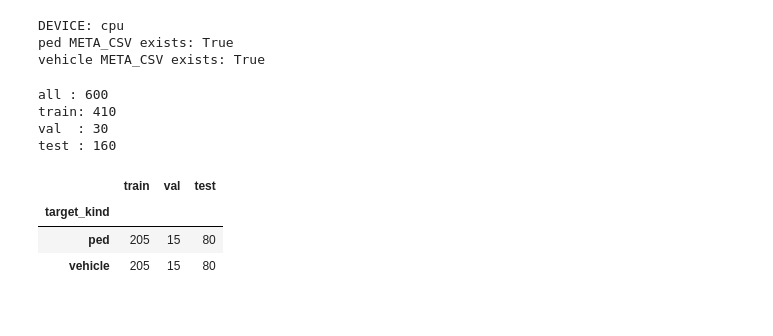
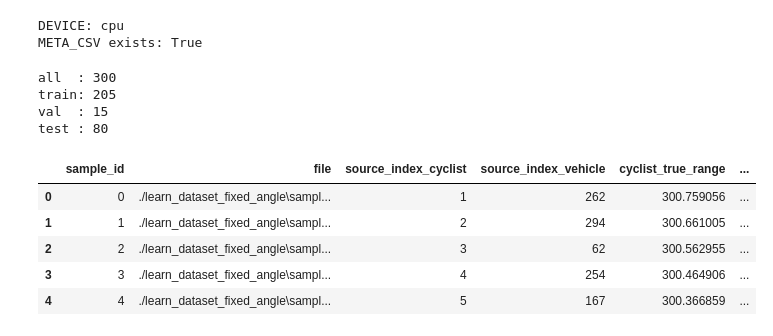
Before and after one commit to kousukeyamakubo/study, a Jupyter notebook: 400MHz変更用/check.ipynb, the cells around one changed output. Saved outputs shown, nothing was run; the diff lists cells and outputs as text; code cells hidden in the pictures.

```diff
--- a/400MHz変更用/check.ipynb
+++ b/400MHz変更用/check.ipynb
@@ -1,6 +1,5 @@
 # %%
 import os
-import math
 import numpy as np
 import pandas as pd
 import matplotlib.pyplot as plt
@@ -10,35 +9,28 @@ import torch.nn as nn
 import torch.nn.functional as F
 from torch.utils.data import Dataset, DataLoader
 
-DATASET_DIRS = {
-    "ped": "./learn_dataset_ped_single",
-    "vehicle": "./learn_dataset_vehicle_single",
-}
-META_CSVS = {k: os.path.join(v, "metadata.csv") for k, v in DATASET_DIRS.items()}
+DATASET_DIR = "./learn_dataset_fixed_angle"
+META_CSV = os.path.join(DATASET_DIR, "metadata.csv")
+MODEL_PATH = "./best_detector_fixed_angle.pt"
 
-# ped専用モデルを上書きしないように分離
-MODEL_PATH = "./best_detector_ped_vehicle.pt"
+N_FIXED = 10  # 固定角度グリッドの枚数
 
 DEVICE = "cuda" if torch.cuda.is_available() else "cpu"
 BATCH_SIZE = 16
 EPOCHS = 20
 LR = 1e-3
 
-# source_index で分割
 TRAIN_MAX_IDX = 205
 VAL_MAX_IDX = 220
 
-# 評価時の許容誤差（bin単位）
 D_TOL = 2
 R_TOL = 3
 
 print("DEVICE:", DEVICE)
-for k, meta_csv in META_CSVS.items():
-    print(f"{k} META_CSV exists:", os.path.exists(meta_csv))
+print("META_CSV exists:", os.path.exists(META_CSV))
 # %% [output]
 DEVICE: cpu
-ped META_CSV exists: True
-vehicle META_CSV exists: True
+META_CSV exists: True
 # %%
 def Radar_setting():
     ###### symbol time & carrier frequency ######
@@ -463,46 +504,26 @@ class RadarLightUNet(nn.Module):
 # %%
-def load_metadata(target_kind, meta_csv):
-    df = pd.read_csv(meta_csv)
+df = pd.read_csv(META_CSV)
 
-    # 最低限のフィルタ
-    df = df[(df["valid"] == 1) & (df["num_angles"] > 0)].copy()
+# 両物体が有効なサンプルのみ使用
+df = df[df["valid_all"] == 1].reset_index(drop=True)
 
-    # 念のため付与
-    df["target_kind"] = target_kind
-    return df
+train_df = df[df["source_index_cyclist"] <= TRAIN_MAX_IDX].reset_index(drop=True)
+val_df   = df[(df["source_index_cyclist"] > TRAIN_MAX_IDX) & (df["source_index_cyclist"] <= VAL_MAX_IDX)].reset_index(drop=True)
+test_df  = df[df["source_index_cyclist"] > VAL_MAX_IDX].reset_index(drop=True)
 
-df = pd.concat(
-    [load_metadata(target_kind, meta_csv) for target_kind, meta_csv in META_CSVS.items()],
-    ignore_index=True,
-)
-
-train_df = df[df["source_index"] <= TRAIN_MAX_IDX].reset_index(drop=True)
-val_df = df[(df["source_index"] > TRAIN_MAX_IDX) & (df["source_index"] <= VAL_MAX_IDX)].reset_index(drop=True)
-test_df = df[df["source_index"] > VAL_MAX_IDX].reset_index(drop=True)
-
-ped_val_df = val_df[val_df["target_kind"] == "ped"].reset_index(drop=True)
-vehicle_val_df = val_df[val_df["target_kind"] == "vehicle"].reset_index(drop=True)
-ped_test_df = test_df[test_df["target_kind"] == "ped"].reset_index(drop=True)
-vehicle_test_df = test_df[test_df["target_kind"] == "vehicle"].reset_index(drop=True)
-
-summary_df = pd.DataFrame({
-    "train": train_df["target_kind"].value_counts(),
-    "val": val_df["target_kind"].value_counts(),
-    "test": test_df["target_kind"].value_counts(),
-}).reindex(["ped", "vehicle"]).fillna(0).astype(int)
-
-print("all :", len(df))
+print("all  :", len(df))
 print("train:", len(train_df))
 print("val  :", len(val_df))
 print("test :", len(test_df))
-display(summary_df)
-display(train_df.head())
+display(df.head())
 # %% [output]
-all : 600
-train: 410
-val  : 30
-test : 160
+all  : 300
+train: 205
+val  : 15
+test : 80
-|  | train | val | test |
-| target_kind |  |  |  |
-| ped | 205 | 15 | 80 |
-| vehicle | 205 | 15 | 80 |
+|  | sample_id | file | source_index_cyclist | source_index_vehicle | cyclist_true_range | ... |
+| 0 | 0 | ./learn_dataset_fixed_angle\sampl... | 1 | 262 | 300.759056 | ... |
+| 1 | 1 | ./learn_dataset_fixed_angle\sampl... | 2 | 294 | 300.661005 | ... |
+| 2 | 2 | ./learn_dataset_fixed_angle\sampl... | 3 | 62 | 300.562955 | ... |
+| 3 | 3 | ./learn_dataset_fixed_angle\sampl... | 4 | 254 | 300.464906 | ... |
+| 4 | 4 | ./learn_dataset_fixed_angle\sampl... | 5 | 167 | 300.366859 | ... |
```
Also changed, not shown: parts of 13 cells of this notebook, 1 other file.
